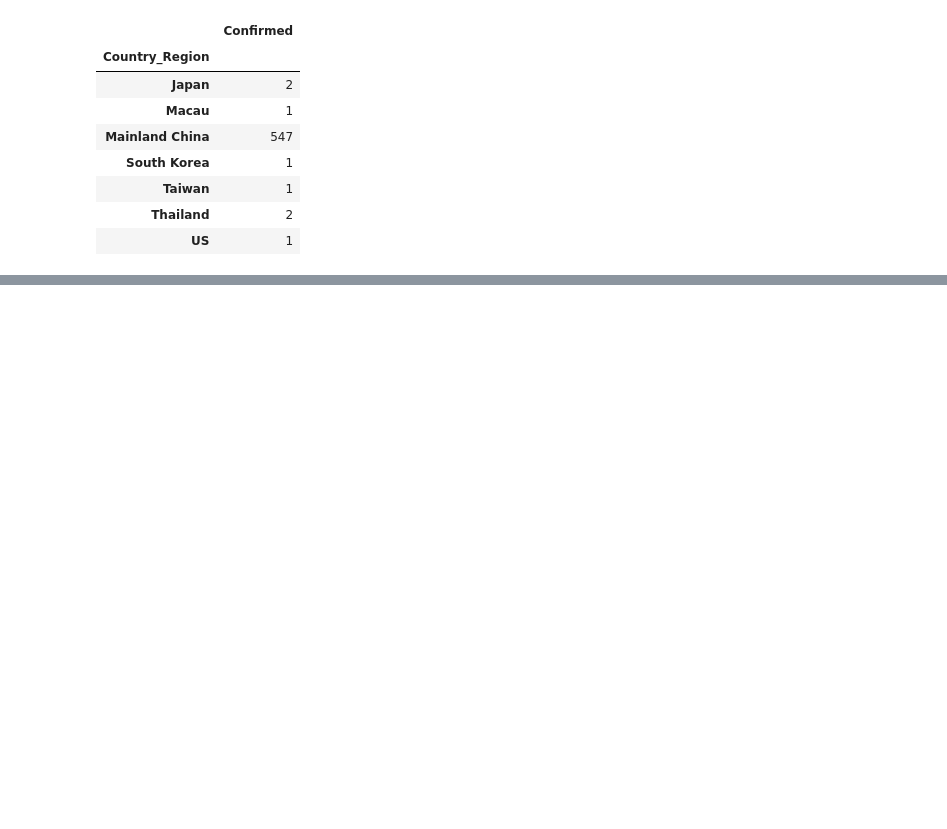
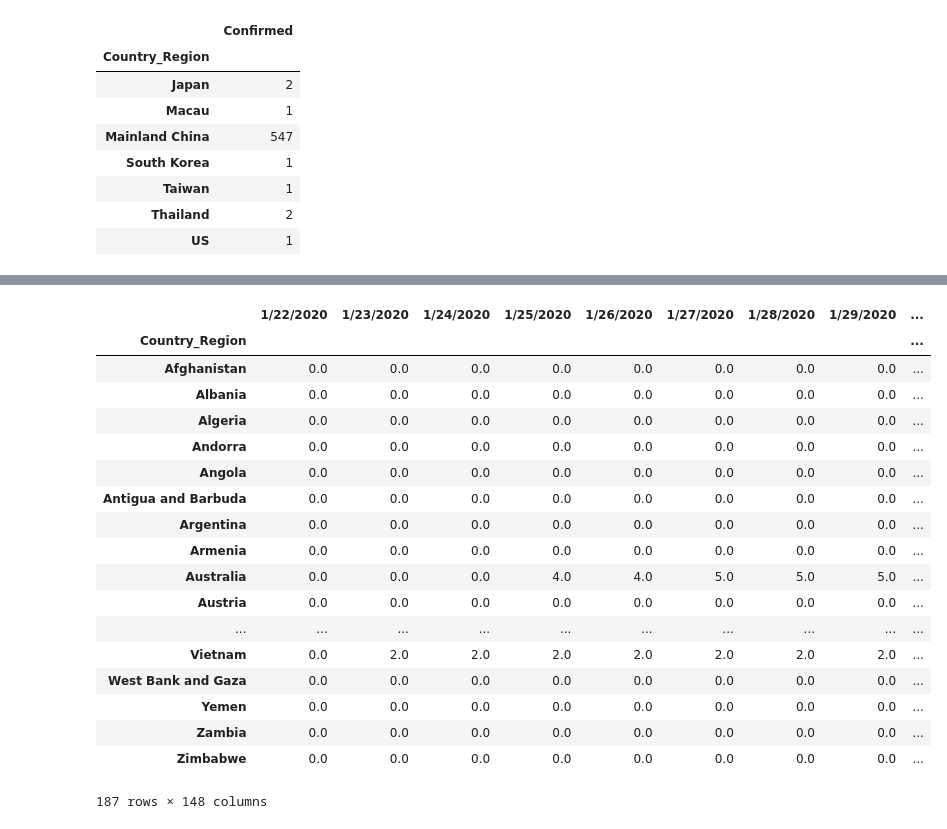
Before and after one commit to joyy-frontend/COVID19-Python-Project, a Jupyter notebook: Pandas_real_data_processing.ipynb, the cells around one changed output, grey strips where cells are left out. Drawn from its saved outputs; the diff is of its cells as text; code cells hidden in the pictures; blank space fills up the shorter version.

Commit message:
전체 엑셀파일 리스트 추출, 데이터프레임 전처리,병합, 최종 데이터 csv로 만듬

```diff
--- a/Pandas_real_data_processing.ipynb
+++ b/Pandas_real_data_processing.ipynb
@@ -254,0 +329,4 @@ doc.groupby('Country_Region').sum() # Country_Region 컬럼값이 동일한 케
+# %%
+doc = doc.fillna(0)
+doc
+#doc.astype({'1/22/2020':'int64'})
@@ -254,0 +358,11 @@ doc.groupby('Country_Region').sum() # Country_Region 컬럼값이 동일한 케
+# %%
+import os
+
+PATH = 'COVID-19-master/csse_covid_19_data/csse_covid_19_daily_reports/'
+file_list, csv_list = os.listdir(PATH), list() #os 라이브러리에 있는 listdir 함수 인자로 해당 폴더를 넣어주면 폴더에 있는 파일들을 리스트형태로 가져온다.
+
+for file in file_list:
+    if file.split(".")[-1] == 'csv': #[-1] 은 맨끝.
+        csv_list.append(file)
+
+print(csv_list)
@@ -254,0 +376,3 @@ doc.groupby('Country_Region').sum() # Country_Region 컬럼값이 동일한 케
+# %%
+csv_list.sort()
+csv_list
@@ -254,0 +434,45 @@ doc.groupby('Country_Region').sum() # Country_Region 컬럼값이 동일한 케
+# %%
+import os
+
+def generate_dateframe_by_path(PATH):
+        file_list, csv_list = os.listdir(PATH), list()
+        first_doc = True # 기본이 되는 데이터프레임이다. 기본 데이터프레임이 있어야 거기에다가 병합할수있기때문.
+        for file in file_list:
+            if file.split(".")[-1] == 'csv':
+                csv_list.append(file)
+        csv_list.sort() # 2. 파일리스트 정렬
+
+        for file in csv_list:
+            doc = create_dateframe(file) # 파일을 하나씩 가져와서 데이터프레임 만든다. dateframe() 함수에서 전처리된다.
+            if first_doc:
+                final_doc = doc # final_doc: 첫번째 데이터프레임, final_doc 를 지금 만든 데이터 프레임으로 만든다.
+                first_doc = False # 첫번째 데이터 프레임이 만들어졌기때문에 first_doc 는 false
+            else:
+                final_doc = pd.merge(final_doc, doc, how='outer', left_index=True, right_index=True)
+
+        final_doc = final_doc.fillna(0)
+        return final_doc
+# %%
+PATH = 'COVID-19-master/csse_covid_19_data/csse_covid_19_daily_reports/'
+doc = generate_dateframe_by_path(PATH)
+doc
+# %% [output]
+|  | 1/22/2020 | 1/23/2020 | 1/24/2020 | 1/25/2020 | 1/26/2020 | 1/27/2020 | 1/28/2020 | 1/29/2020 | ... |
+| Country_Region |  |  |  |  |  |  |  |  | ... |
+| Afghanistan | 0.0 | 0.0 | 0.0 | 0.0 | 0.0 | 0.0 | 0.0 | 0.0 | ... |
+| Albania | 0.0 | 0.0 | 0.0 | 0.0 | 0.0 | 0.0 | 0.0 | 0.0 | ... |
+| Algeria | 0.0 | 0.0 | 0.0 | 0.0 | 0.0 | 0.0 | 0.0 | 0.0 | ... |
+| Andorra | 0.0 | 0.0 | 0.0 | 0.0 | 0.0 | 0.0 | 0.0 | 0.0 | ... |
+| Angola | 0.0 | 0.0 | 0.0 | 0.0 | 0.0 | 0.0 | 0.0 | 0.0 | ... |
+| Antigua and Barbuda | 0.0 | 0.0 | 0.0 | 0.0 | 0.0 | 0.0 | 0.0 | 0.0 | ... |
+| Argentina | 0.0 | 0.0 | 0.0 | 0.0 | 0.0 | 0.0 | 0.0 | 0.0 | ... |
+| Armenia | 0.0 | 0.0 | 0.0 | 0.0 | 0.0 | 0.0 | 0.0 | 0.0 | ... |
+| Australia | 0.0 | 0.0 | 0.0 | 4.0 | 4.0 | 5.0 | 5.0 | 5.0 | ... |
+| Austria | 0.0 | 0.0 | 0.0 | 0.0 | 0.0 | 0.0 | 0.0 | 0.0 | ... |
+| ... | ... | ... | ... | ... | ... | ... | ... | ... | ... |
+| Vietnam | 0.0 | 2.0 | 2.0 | 2.0 | 2.0 | 2.0 | 2.0 | 2.0 | ... |
+| West Bank and Gaza | 0.0 | 0.0 | 0.0 | 0.0 | 0.0 | 0.0 | 0.0 | 0.0 | ... |
+| Yemen | 0.0 | 0.0 | 0.0 | 0.0 | 0.0 | 0.0 | 0.0 | 0.0 | ... |
+| Zambia | 0.0 | 0.0 | 0.0 | 0.0 | 0.0 | 0.0 | 0.0 | 0.0 | ... |
+| Zimbabwe | 0.0 | 0.0 | 0.0 | 0.0 | 0.0 | 0.0 | 0.0 | 0.0 | ... |
+187 rows × 148 columns
```
Also changed, not shown: parts of 18 cells of this notebook.
